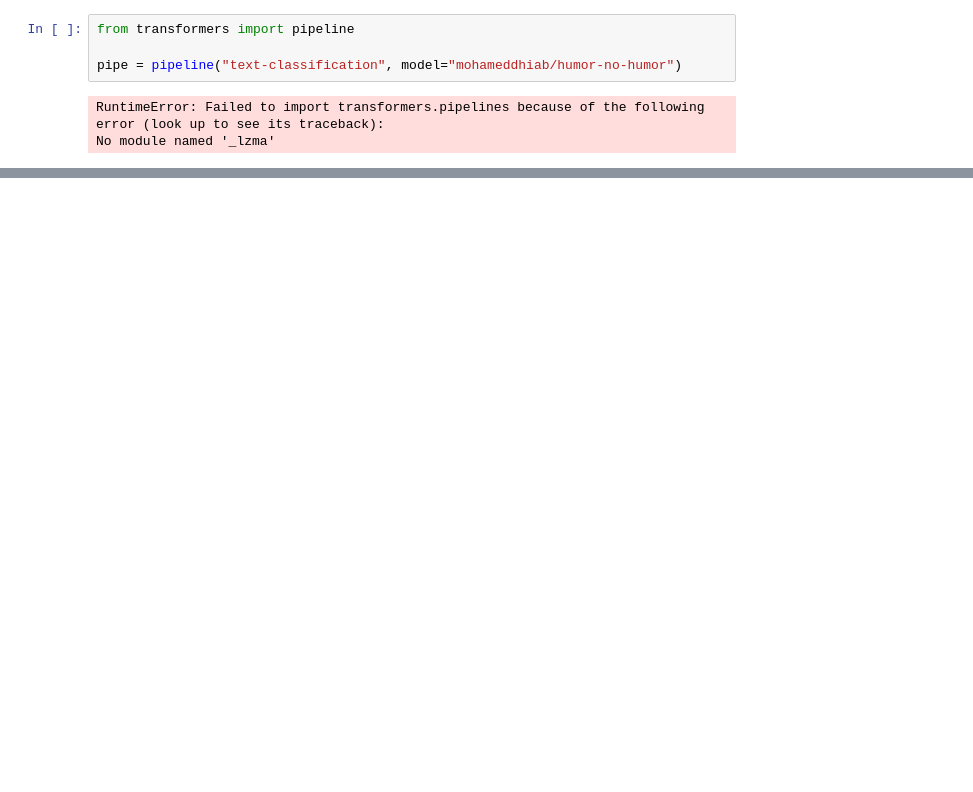
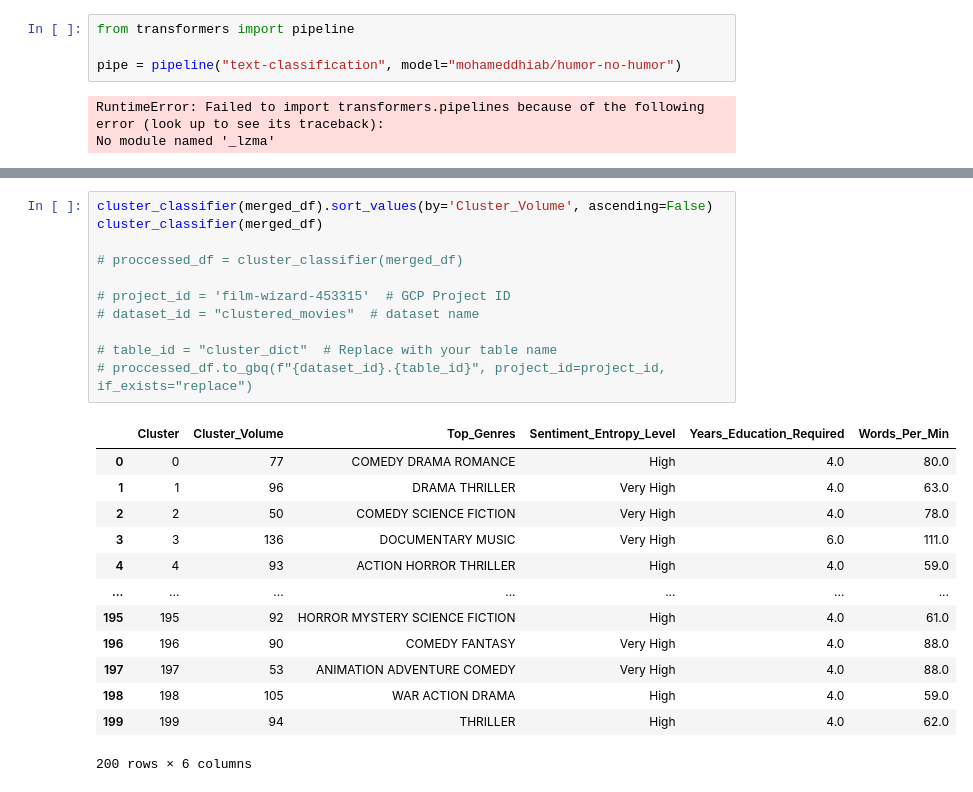
Before and after one commit to oliverramsaygray/film_wizard, a Jupyter notebook: notebooks/tigran_notebook.ipynb, the cells around one changed output, grey strips where cells are left out. Drawn from its saved outputs; the diff is of its cells as text; blank space fills up the shorter version.

```diff
--- a/notebooks/tigran_notebook.ipynb
+++ b/notebooks/tigran_notebook.ipynb
@@ -7,0 +143,25 @@ No module named '_lzma'
+# %%
+cluster_classifier(merged_df).sort_values(by='Cluster_Volume', ascending=False)
+cluster_classifier(merged_df)
+
+# proccessed_df = cluster_classifier(merged_df)
+
+# project_id = 'film-wizard-453315'  # GCP Project ID
+# dataset_id = "clustered_movies"  # dataset name
+
+# table_id = "cluster_dict"  # Replace with your table name
+# proccessed_df.to_gbq(f"{dataset_id}.{table_id}", project_id=project_id, if_exists="replace")
+# %% [output]
+|  | Cluster | Cluster_Volume | Top_Genres | Sentiment_Entropy_Level | Years_Education_Required | Words_Per_Min |
+| 0 | 0 | 77 | COMEDY DRAMA ROMANCE | High | 4.0 | 80.0 |
+| 1 | 1 | 96 | DRAMA THRILLER | Very High | 4.0 | 63.0 |
+| 2 | 2 | 50 | COMEDY SCIENCE FICTION | Very High | 4.0 | 78.0 |
+| 3 | 3 | 136 | DOCUMENTARY MUSIC | Very High | 6.0 | 111.0 |
+| 4 | 4 | 93 | ACTION HORROR THRILLER | High | 4.0 | 59.0 |
+| ... | ... | ... | ... | ... | ... | ... |
+| 195 | 195 | 92 | HORROR MYSTERY SCIENCE FICTION | High | 4.0 | 61.0 |
+| 196 | 196 | 90 | COMEDY FANTASY | Very High | 4.0 | 88.0 |
+| 197 | 197 | 53 | ANIMATION ADVENTURE COMEDY | Very High | 4.0 | 88.0 |
+| 198 | 198 | 105 | WAR ACTION DRAMA | High | 4.0 | 59.0 |
+| 199 | 199 | 94 | THRILLER | High | 4.0 | 62.0 |
+200 rows × 6 columns
```
Also changed, not shown: parts of 14 cells of this notebook, 2 other files.
